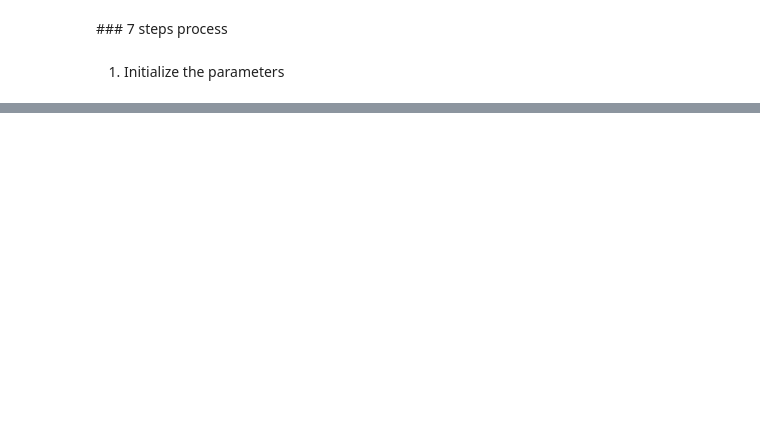
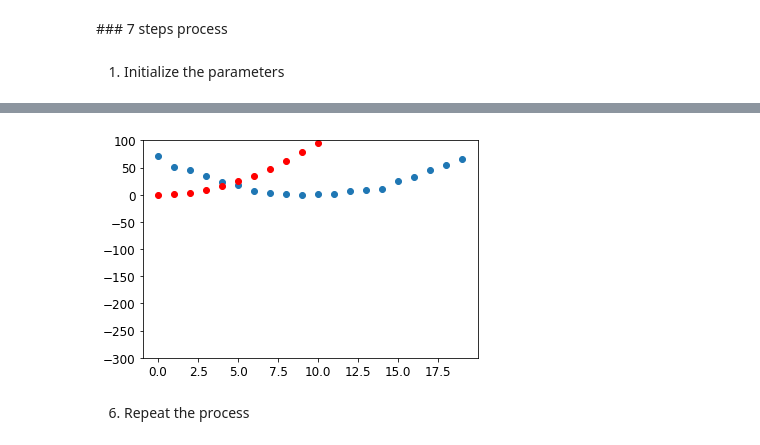
Before and after one commit to eloigil/fast.ai_playground, a Jupyter notebook: 04_mnist_basics.ipynb, the cells around one changed output, grey strips where cells are left out. Cells and saved outputs as stored; diff of their text form; code cells hidden in the pictures; blank space fills up the shorter version.

```diff
--- a/04_mnist_basics.ipynb
+++ b/04_mnist_basics.ipynb
@@ -210,0 +246,5 @@ params = torch.randn(3).requires_grad_() # initialize the parameters to random v
+# %%
+# update the parameters based on the gradients we just calculated
+lr = 1e-5
+params.data -= lr * params.grad.data
+params.grad = None
@@ -210,0 +256,6 @@ params = torch.randn(3).requires_grad_() # initialize the parameters to random v
+# %%
+show_preds(preds)
+# %% [output]
+[figure, added]
+# %% [markdown]
+6. Repeat the process
```
Also changed, not shown: parts of 19 cells of this notebook.
